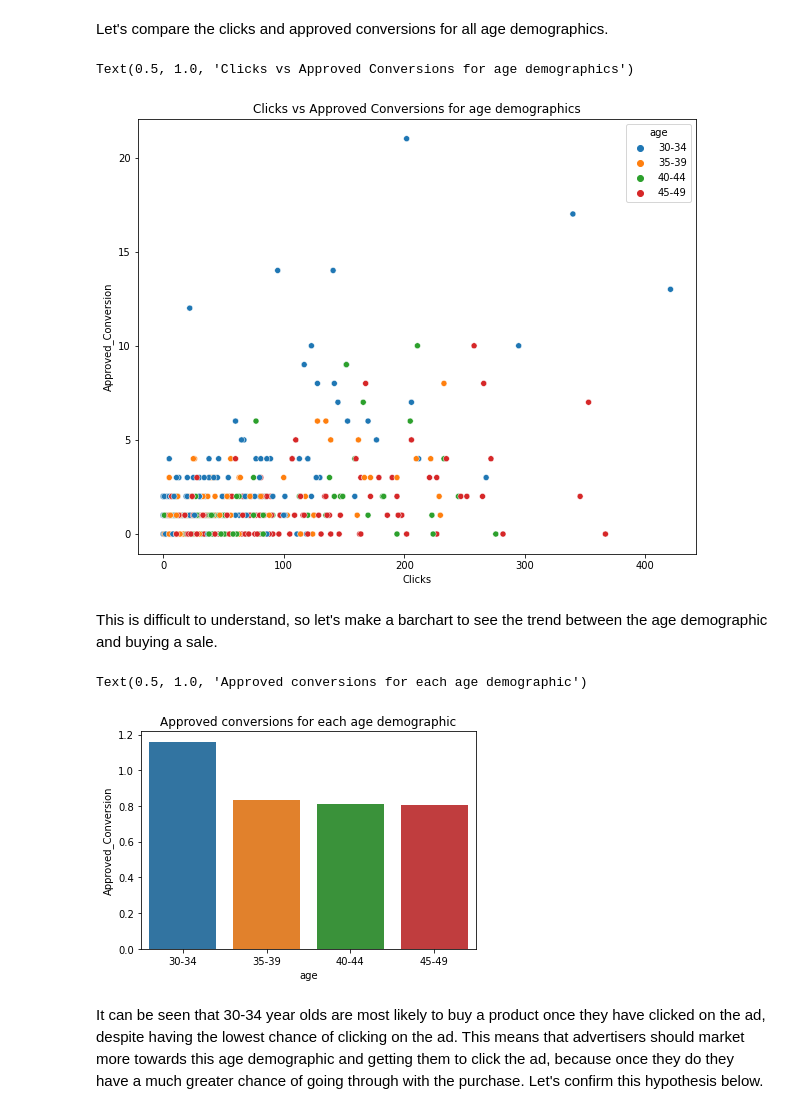
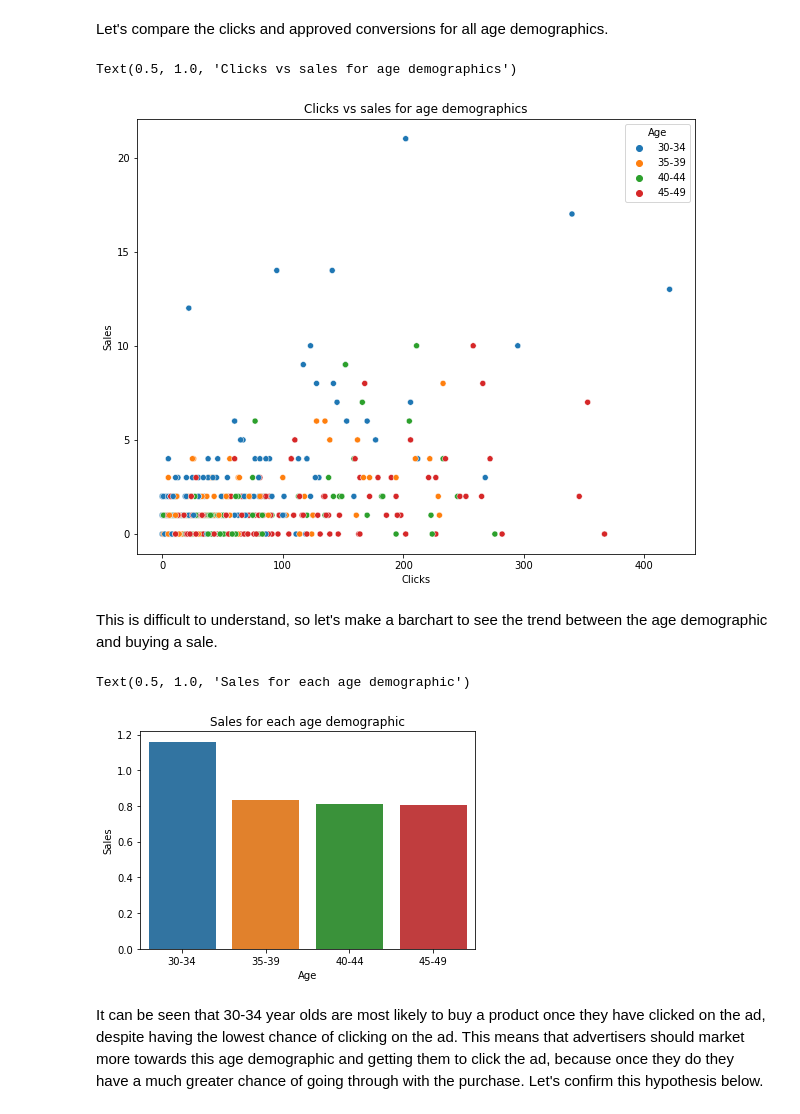
Before and after one commit to BenOsborn/Facebook-Ad-Campaign-Analysis, a Jupyter notebook: Facebook Ad-Campaign Analysis.ipynb, the cells around one changed output. Saved outputs shown, nothing was run; the diff lists cells and outputs as text; code cells hidden in the pictures.

```diff
--- a/Facebook Ad-Campaign Analysis.ipynb
+++ b/Facebook Ad-Campaign Analysis.ipynb
@@ -37,3 +39,7 @@ According to the author:
+# %%
+df = df.rename(columns={cname: " ".join([word.capitalize() for word in cname.split('_')]) for cname in df.columns})
+df = df.rename(columns={'Ad Id': 'Ad ID', 'Xyz Campaign Id': 'Company Campaign ID',
+                        'Fb Campaign Id': 'FB Campaign ID', 'Total Conversion': 'Inquiries', 'Approved Conversion': 'Sales'})
 # %%
 df.info()
 # %% [output]
@@ -213,19 +274,19 @@ This proves our hypothesis that the amount of ad clicks increases with the age d
 Let's compare the clicks and approved conversions for all age demographics.
 # %%
 plt.figure(figsize=(10, 8))
-clicks_approve_scatter = sns.scatterplot(x='Clicks', y='Approved_Conversion', hue='age', data=df)
-clicks_approve_scatter.set_title('Clicks vs Approved Conversions for age demographics')
+clicks_approve = sns.scatterplot(x='Clicks', y='Sales', hue='Age', data=df)
+clicks_approve.set_title('Clicks vs sales for age demographics')
 # %% [output]
-Text(0.5, 1.0, 'Clicks vs Approved Conversions for age demographics')
+Text(0.5, 1.0, 'Clicks vs sales for age demographics')
-[figure, old version]
+[figure, new version]
 # %% [markdown]
 This is difficult to understand, so let's make a barchart to see the trend between the age demographic and buying a sale.
 # %%
-age_approved_barchart = sns.barplot(x='age', y='Approved_Conversion', data=df, ci=None)
-age_approved_barchart.set_title('Approved conversions for each age demographic')
+age_approved = sns.barplot(x='Age', y='Sales', data=df, ci=None)
+age_approved.set_title('Sales for each age demographic')
 # %% [output]
-Text(0.5, 1.0, 'Approved conversions for each age demographic')
+Text(0.5, 1.0, 'Sales for each age demographic')
-[figure, old version]
+[figure, new version]
 # %% [markdown]
 It can be seen that 30-34 year olds are most likely to buy a product once they have clicked on the ad, despite having the lowest chance of clicking on the ad. This means that advertisers should market more towards this age demographic and getting them to click the ad, because once they do they have a much greater chance of going through with the purchase. Let's confirm this hypothesis below.
 # %%
```
Also changed, not shown: parts of 34 cells of this notebook.
